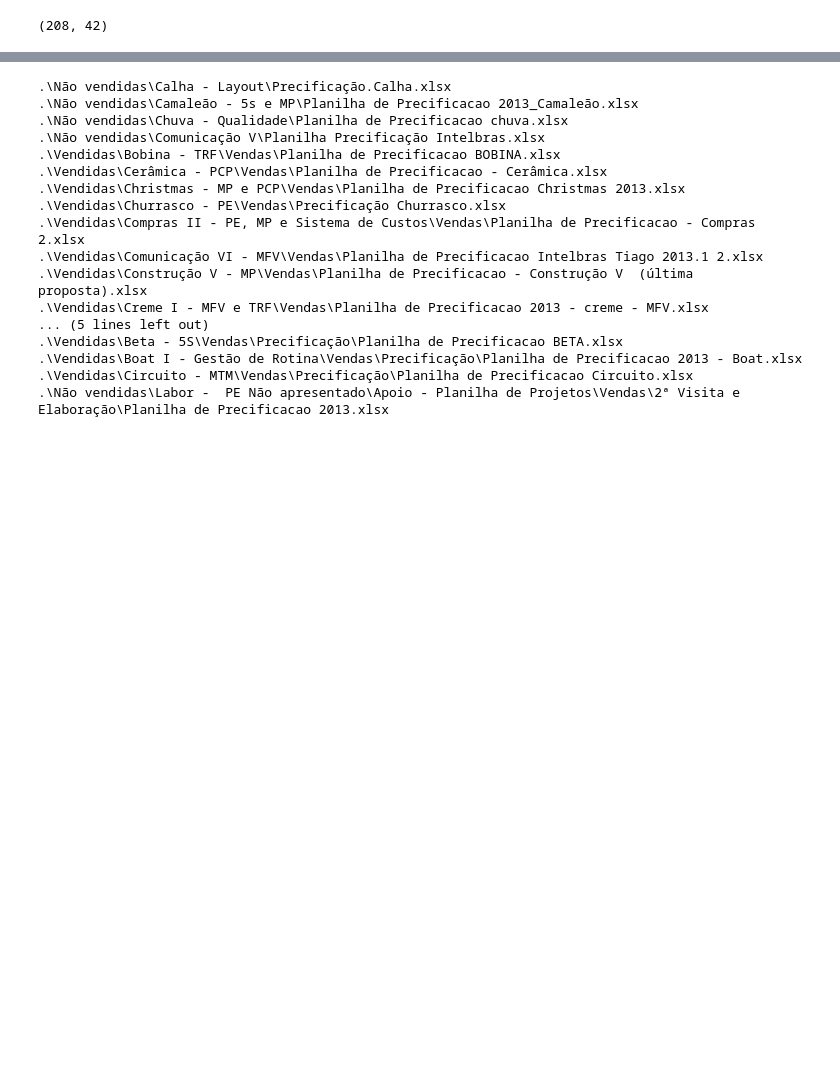
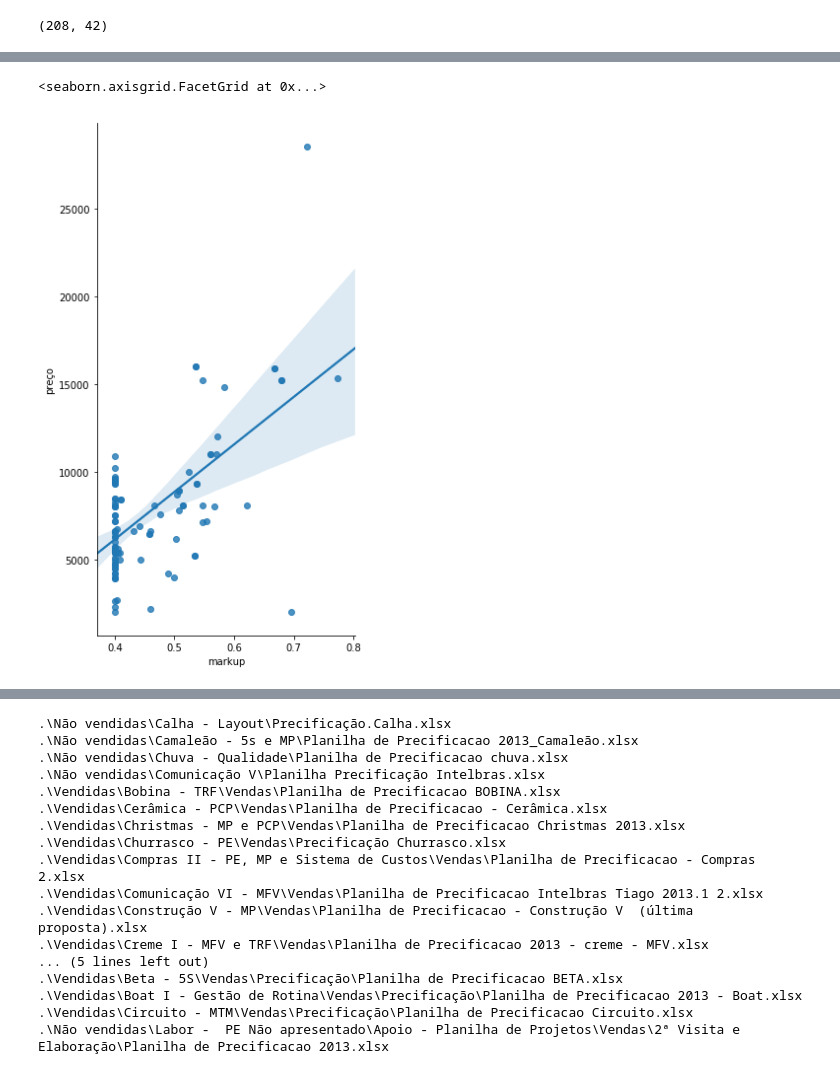
Before and after one commit to tiagoshin/sales_prediction, a Jupyter notebook: Data_integration.ipynb, the cells around one changed output, grey strips where cells are left out. Saved outputs shown, nothing was run; the diff lists cells and outputs as text; code cells hidden in the pictures; blank space fills up the shorter version.

```diff
--- a/Data_integration.ipynb
+++ b/Data_integration.ipynb
@@ -109,0 +152,5 @@ Name: Ano, dtype: int64
+# %%
+sns.lmplot(x='markup', y='preço', data=merged_prec, aspect=0.6, height=8)
+# %% [output]
+<seaborn.axisgrid.FacetGrid at 0x...>
+[figure, added]
```
Also changed, not shown: parts of 18 cells of this notebook.
